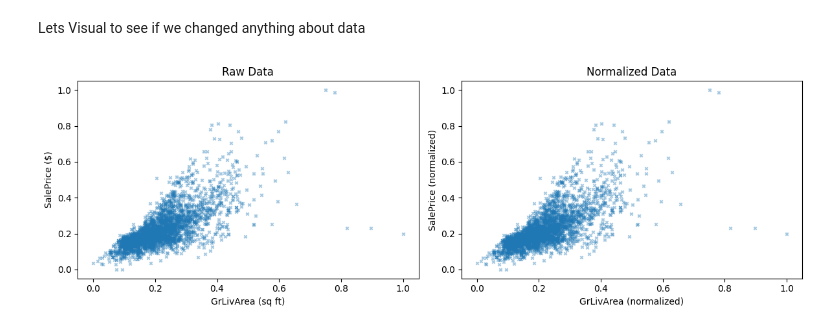
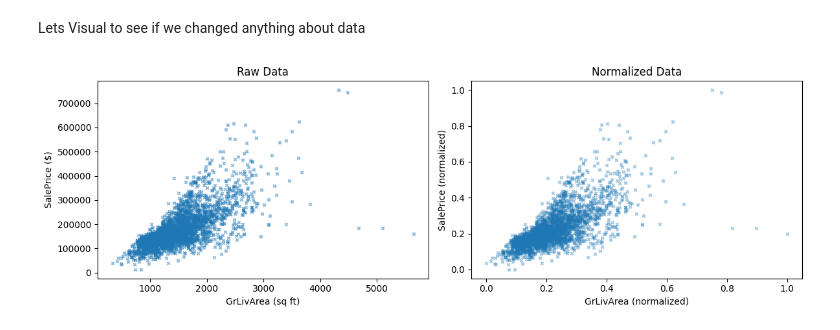
Before and after one commit to Joo-Ashraf1/Gradient-Newton-Comparison, a Jupyter notebook: Optimization.ipynb, the cells around one changed output. Saved outputs shown, nothing was run; the diff lists cells and outputs as text; code cells hidden in the pictures.

```diff
--- a/Optimization.ipynb
+++ b/Optimization.ipynb
@@ -28,6 +43,10 @@ Here we Normalize the data
 # %%
-x_norm=(x_data-x_data.min())/(x_data.max()-x_data.min())
-y_norm=(y_data-y_data.min())/(y_data.max()-y_data.min())
+x_min=x_data.min()
+x_max=x_data.max()
+y_min=y_data.min()
+y_max=y_data.max()
+x_norm=(x_data-x_min)/(x_max-x_min)
+y_norm=(y_data-y_min)/(y_max-y_min)
 # %% [output]
 <class 'numpy.ndarray'>
 # %% [markdown]
@@ -35,20 +54,20 @@ Lets Visual to see if we changed anything about data
 # %%
 fig, axes = plt.subplots(1, 2, figsize=(12, 4))
 
 # Before
-axes[0].scatter(x_norm, y_norm, alpha=0.4, s=10,marker="x")
+axes[0].scatter(x_data, y_data, alpha=0.5, s=10,marker="x")
 axes[0].set_xlabel('GrLivArea (sq ft)')
 axes[0].set_ylabel('SalePrice ($)')
 axes[0].set_title('Raw Data')
 
 # After normalization
 axes[1].scatter(x_norm, y_norm, alpha=0.4, s=10, marker="x")
 axes[1].set_xlabel('GrLivArea (normalized)')
 axes[1].set_ylabel('SalePrice (normalized)')
 axes[1].set_title('Normalized Data')
 
 plt.tight_layout()
 plt.show()
 # %% [output]
-[figure, old version]
+[figure, new version]
 # %% [markdown]
```
Also changed, not shown: parts of 8 cells of this notebook.
